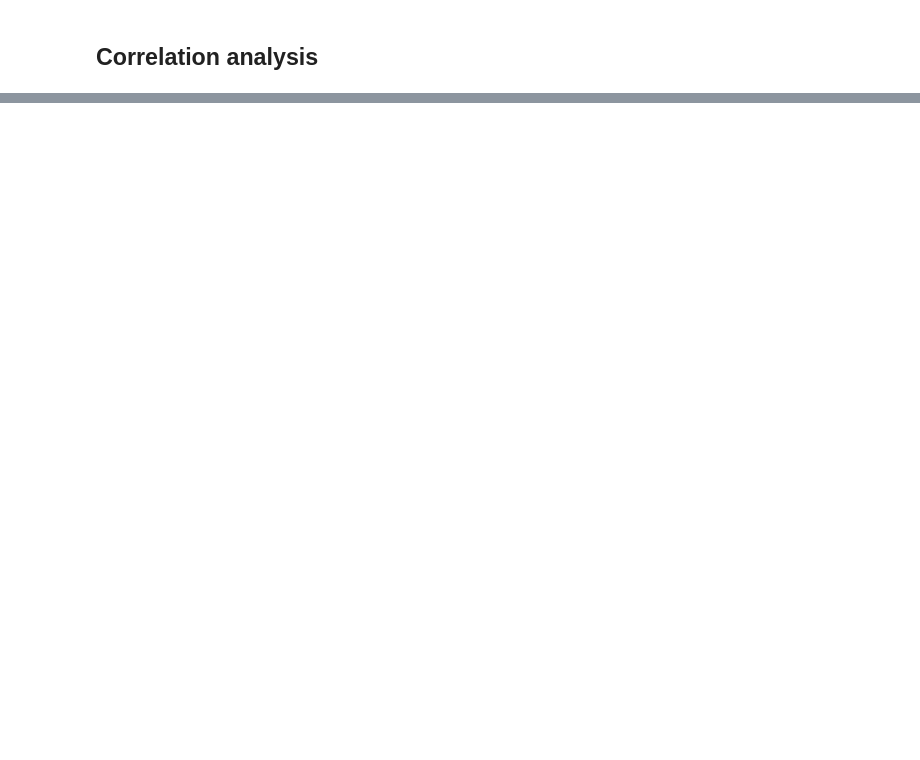
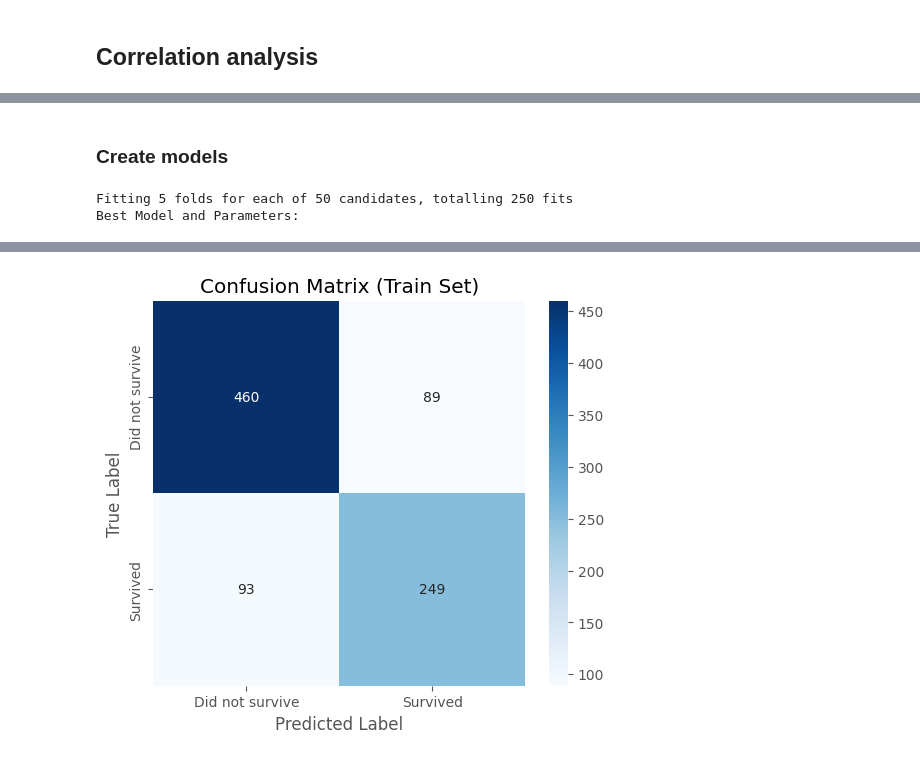
Before and after one commit to NickolasZH/data_science, a Jupyter notebook: titanic/titanic.ipynb, the cells around one changed output, grey strips where cells are left out. Drawn from its saved outputs; the diff is of its cells as text; code cells hidden in the pictures; blank space fills up the shorter version.

```diff
--- a/titanic/titanic.ipynb
+++ b/titanic/titanic.ipynb
@@ -709,0 +822,17 @@ Index: []
+# %%
+# Combined column transformer for all feature types
+preprocessor = ColumnTransformer([
+    ('ord', ord_pipe, ord_columns),  # Processing for ordinal features
+    ('ohe', ohe_pipe, ohe_columns),  # Processing for categorical features with OneHot Encoding
+    ('num', num_pipe, num_columns)   # Processing for numerical features
+],
+    remainder='passthrough'  # Keep any columns not explicitly transformed
+)
+# %% [markdown]
+### Create models
+# %%
+# Pipeline creation for different models
+pipeline = Pipeline([
+    ('preprocessor', preprocessor),  # Apply feature preprocessing steps
+    ('models', LogisticRegression())  # Default model is Logistic Regression
+])
@@ -709,0 +880,58 @@ Index: []
+# %%
+# ROC AUC scorer
+roc_auc_scorer = make_scorer(roc_auc_score)
+
+# Randomized Search
+randomized_search = RandomizedSearchCV(
+    pipeline, param_distributions=param_grid,
+    n_iter=50, cv=5, scoring=roc_auc_scorer,
+    n_jobs=-1, verbose=1, random_state=42
+)
+
+# Training
+start_time = time.time()
+randomized_search.fit(X_train, y_train)
+end_time = time.time()
+execution_time = end_time - start_time
+
+# Best model and parameters
+best_model = randomized_search.best_estimator_
+best_score = randomized_search.best_score_
+
+print('Best Model and Parameters:')
+display(best_model)
+print('Validation Score (ROC AUC):', best_score)
+
+# Cross-validation ROC AUC score
+cv_auc = cross_val_score(best_model, X_train, y_train, cv=5, scoring=roc_auc_scorer).mean()
+print(f'Cross-Validation ROC AUC Score: {cv_auc:.4f}')
+
+# Predictions
+y_pred_proba = best_model.predict_proba(X_train)[:, 1]
+y_pred = best_model.predict(X_train)
+
+# Compute ROC AUC only for train data (no y_test available)
+roc_auc_train = roc_auc_score(y_train, y_pred_proba)
+print(f'ROC AUC on Train Set: {roc_auc_train:.4f}')
+
+# Compute recall
+recall = recall_score(y_train, y_pred)
+print(f'Recall Score: {recall:.4f}')
+
+# Classification report
+print("\nClassification Report:")
+print(classification_report(y_train, y_pred))
+
+# Confusion matrix
+conf_matrix = confusion_matrix(y_train, y_pred)
+plt.figure(figsize=(6, 5))
+sns.heatmap(conf_matrix, annot=True, fmt="d", cmap="Blues",
+            xticklabels=["Did not survive", "Survived"],
+            yticklabels=["Did not survive", "Survived"])
+plt.xlabel("Predicted Label")
+plt.ylabel("True Label")
+plt.title("Confusion Matrix (Train Set)")
+plt.show()
+# %% [output]
+Fitting 5 folds for each of 50 candidates, totalling 250 fits
+Best Model and Parameters:
@@ -709,0 +969 @@ Index: []
+[figure, added]
```
Also changed, not shown: parts of 33 cells of this notebook, 1 other file.
